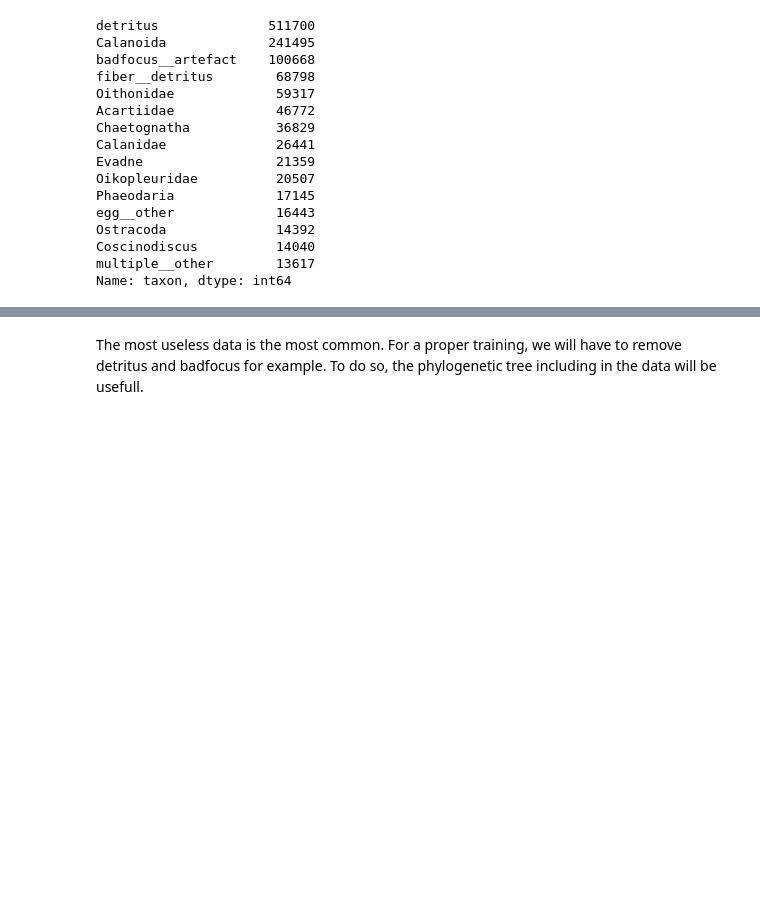
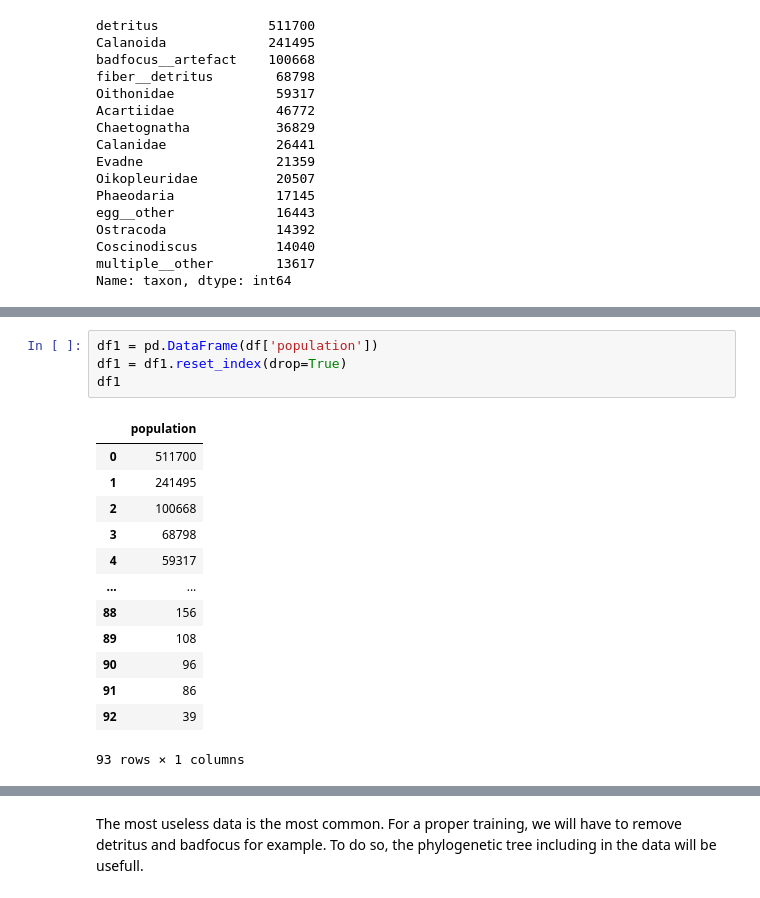
Before and after one commit to AntoineSalaun/PlanktonClassifier, a Jupyter notebook: Data_exploration.ipynb, the cells around one changed output, grey strips where cells are left out. Cells and saved outputs as stored; diff of their text form; blank space fills up the shorter version.

```diff
--- a/Data_exploration.ipynb
+++ b/Data_exploration.ipynb
@@ -187,0 +219,18 @@ Name: taxon, dtype: int64
+# %%
+df1 = pd.DataFrame(df['population'])
+df1 = df1.reset_index(drop=True)
+df1
+# %% [output]
+|  | population |
+| 0 | 511700 |
+| 1 | 241495 |
+| 2 | 100668 |
+| 3 | 68798 |
+| 4 | 59317 |
+| ... | ... |
+| 88 | 156 |
+| 89 | 108 |
+| 90 | 96 |
+| 91 | 86 |
+| 92 | 39 |
+93 rows × 1 columns
```
Also changed, not shown: parts of 6 cells of this notebook, 10 other files.
